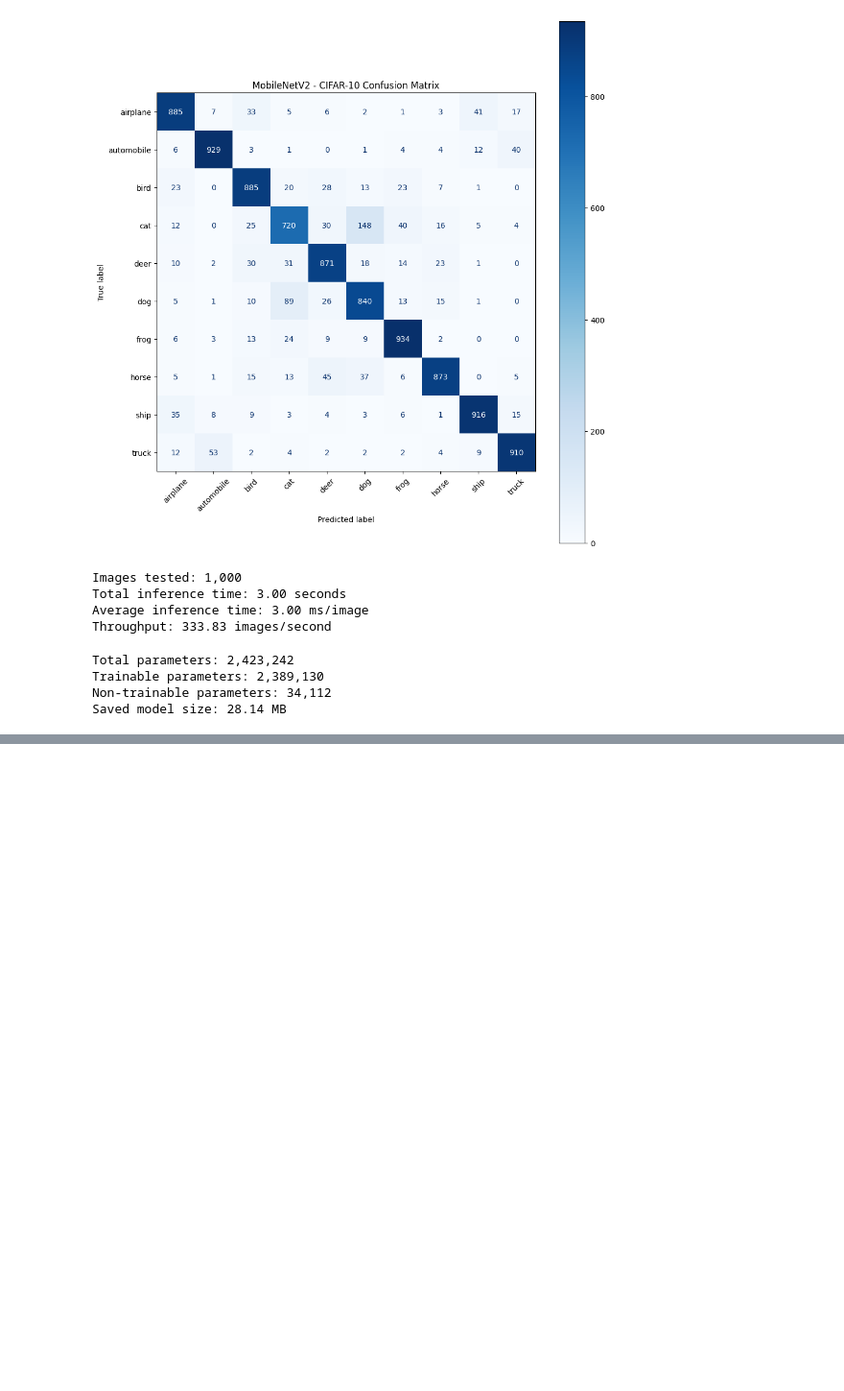
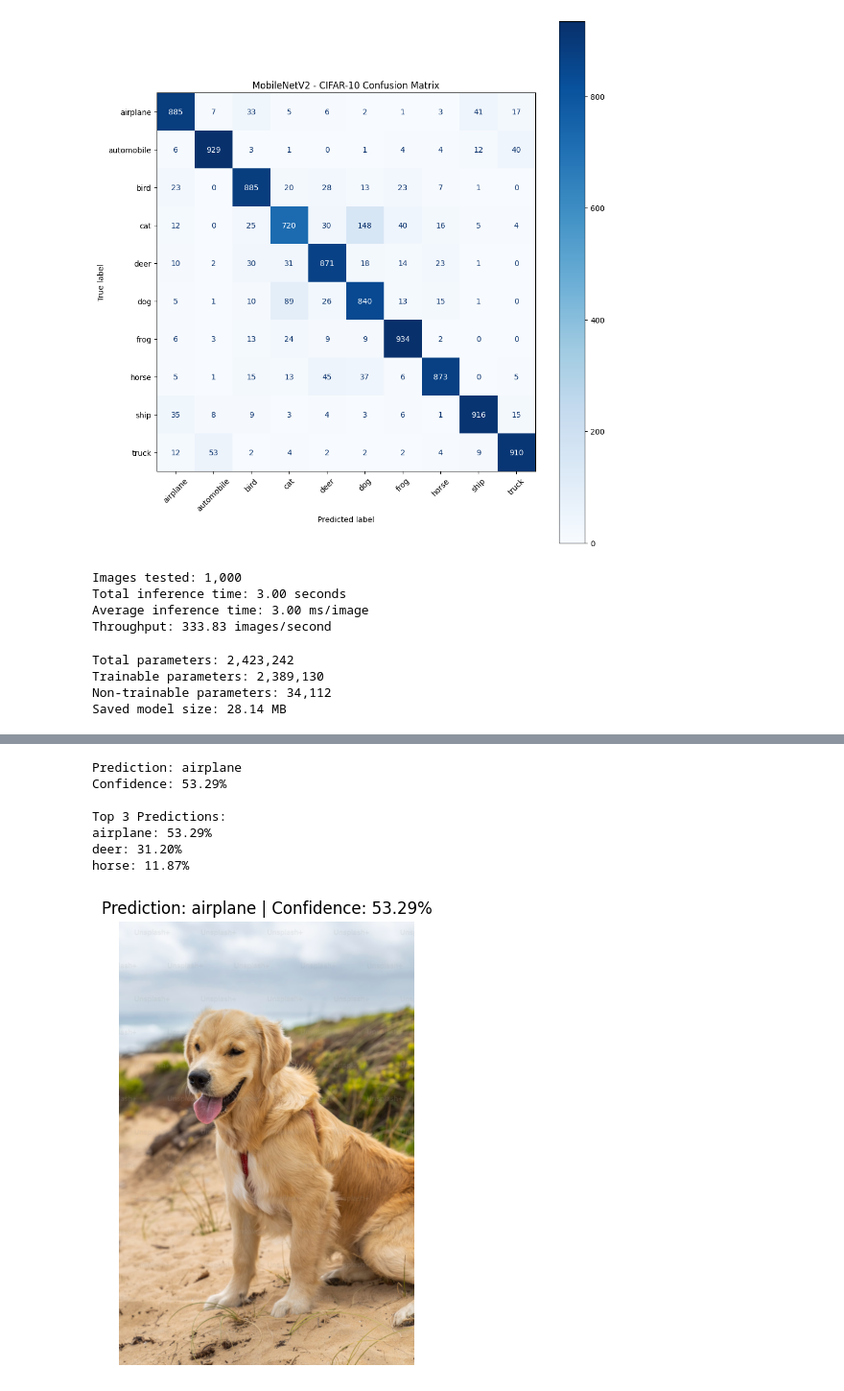
Before and after one commit to Trevorkaaya21/CIFAR-10-neural-networks-comparisons, a Jupyter notebook: CIFAR10_Models.ipynb, the cells around one changed output, grey strips where cells are left out. Shown at 96% size. Saved outputs shown, nothing was run; the diff lists cells and outputs as text; code cells hidden in the pictures; blank space fills up the shorter version.

```diff
--- a/CIFAR10_Models.ipynb
+++ b/CIFAR10_Models.ipynb
@@ -603,0 +866,44 @@ print(f"Location: {save_folder}/cifar10_mobilenetv2.keras")
+# %%
+#resize the uploaded image to 96x96
+real_image = uploaded_image.resize((96, 96))
+
+#convert to NumPy array
+real_image = np.array(real_image).astype("float32")
+
+#normalize from 0-255 to 0-1
+real_image = real_image / 255.0
+
+#ddd batch dimension
+real_image_batch = np.expand_dims(real_image, axis=0)
+
+#make prediction using the trained MobileNetV2 model
+predictions = pretrained.predict(real_image_batch, verbose=0)[0]
+
+#get top 3 predictions
+top_3_indices = np.argsort(predictions)[-3:][::-1]
+
+print("Prediction:", class_names[top_3_indices[0]])
+print(f"Confidence: {predictions[top_3_indices[0]] * 100:.2f}%")
+
+print("\nTop 3 Predictions:")
+for index in top_3_indices:
+    print(f"{class_names[index]}: {predictions[index] * 100:.2f}%")
+
+#display the original uploaded image
+plt.figure(figsize=(6, 6))
+plt.imshow(uploaded_image)
+plt.axis("off")
+plt.title(
+    f"Prediction: {class_names[top_3_indices[0]]} | "
+    f"Confidence: {predictions[top_3_indices[0]] * 100:.2f}%"
+)
+plt.show()
+# %% [output]
+Prediction: airplane
+Confidence: 53.29%
+
+Top 3 Predictions:
+airplane: 53.29%
+deer: 31.20%
+horse: 11.87%
+[figure, added]
```
Also changed, not shown: parts of 19 cells of this notebook.
